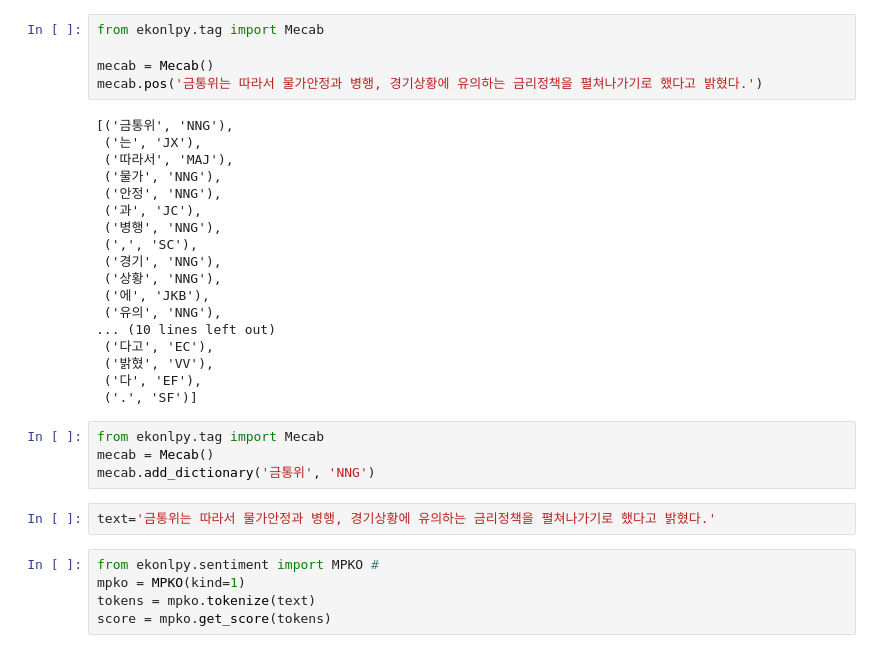
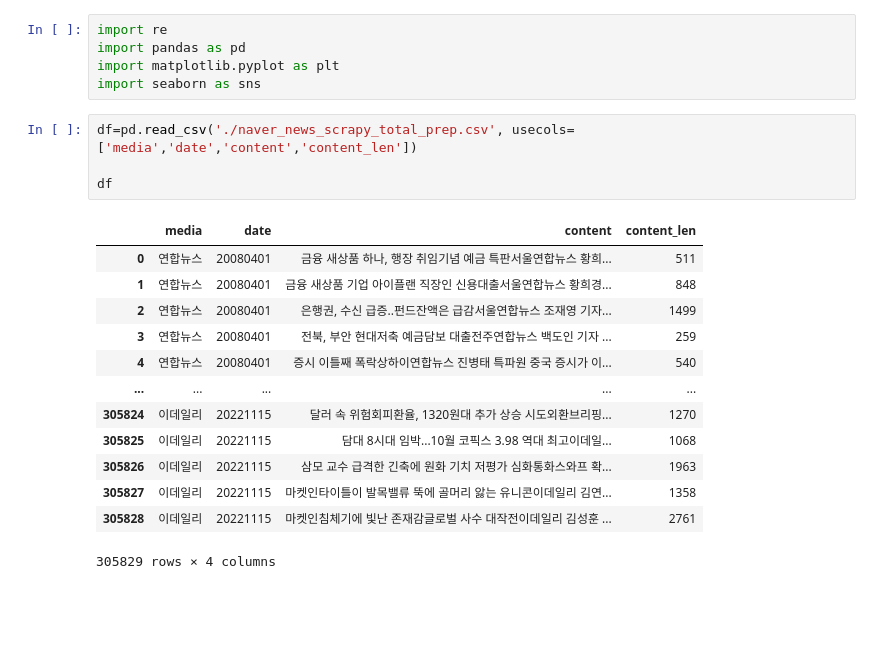
Before and after one commit to sesac-finance/BOK_TEAM_4, a Jupyter notebook: 02_Preprocessing/newsPreprocessing/news_preprocessing.ipynb, the cells around one changed output. Saved outputs shown, nothing was run; the diff lists cells and outputs as text; blank space fills up the shorter version.

```diff
--- a/02_Preprocessing/newsPreprocessing/news_preprocessing.ipynb
+++ b/02_Preprocessing/newsPreprocessing/news_preprocessing.ipynb
@@ -1,34 +1,23 @@
-# %%
-from ekonlpy.tag import Mecab
-
-mecab = Mecab()
-mecab.pos('금통위는 따라서 물가안정과 병행, 경기상황에 유의하는 금리정책을 펼쳐나가기로 했다고 밝혔다.')
-# %% [output]
-[('금통위', 'NNG'),
- ('는', 'JX'),
- ('따라서', 'MAJ'),
- ('물가', 'NNG'),
- ('안정', 'NNG'),
- ('과', 'JC'),
- ('병행', 'NNG'),
- (',', 'SC'),
- ('경기', 'NNG'),
- ('상황', 'NNG'),
- ('에', 'JKB'),
- ('유의', 'NNG'),
-... (10 lines left out)
- ('다고', 'EC'),
- ('밝혔', 'VV'),
- ('다', 'EF'),
- ('.', 'SF')]
-# %%
-from ekonlpy.tag import Mecab
-mecab = Mecab()
-mecab.add_dictionary('금통위', 'NNG')
-# %%
-text='금통위는 따라서 물가안정과 병행, 경기상황에 유의하는 금리정책을 펼쳐나가기로 했다고 밝혔다.'
-# %%
-from ekonlpy.sentiment import MPKO #
-mpko = MPKO(kind=1)
-tokens = mpko.tokenize(text)
-score = mpko.get_score(tokens)
+# %%
+import re
+import pandas as pd
+import matplotlib.pyplot as plt
+import seaborn as sns
+# %%
+df=pd.read_csv('./naver_news_scrapy_total_prep.csv', usecols=['media','date','content','content_len'])
+
+df
+# %% [output]
+|  | media | date | content | content_len |
+| 0 | 연합뉴스 | 20080401 | 금융 새상품 하나, 행장 취임기념 예금 특판서울연합뉴스 황희... | 511 |
+| 1 | 연합뉴스 | 20080401 | 금융 새상품 기업 아이플랜 직장인 신용대출서울연합뉴스 황희경... | 848 |
+| 2 | 연합뉴스 | 20080401 | 은행권, 수신 급증..펀드잔액은 급감서울연합뉴스 조재영 기자... | 1499 |
+| 3 | 연합뉴스 | 20080401 | 전북, 부안 현대저축 예금담보 대출전주연합뉴스 백도인 기자 ... | 259 |
+| 4 | 연합뉴스 | 20080401 | 증시 이틀째 폭락상하이연합뉴스 진병태 특파원 중국 증시가 이... | 540 |
+| ... | ... | ... | ... | ... |
+| 305824 | 이데일리 | 20221115 | 달러 속 위험회피환율, 1320원대 추가 상승 시도외환브리핑... | 1270 |
+| 305825 | 이데일리 | 20221115 | 담대 8시대 임박...10월 코픽스 3.98 역대 최고이데일... | 1068 |
+| 305826 | 이데일리 | 20221115 | 삼모 교수 급격한 긴축에 원화 기치 저평가 심화통화스와프 확... | 1963 |
+| 305827 | 이데일리 | 20221115 | 마켓인타이틀이 발목밸류 뚝에 골머리 앓는 유니콘이데일리 김연... | 1358 |
+| 305828 | 이데일리 | 20221115 | 마켓인침체기에 빛난 존재감글로벌 사수 대작전이데일리 김성훈 ... | 2761 |
+305829 rows × 4 columns
```
Also changed, not shown: parts of 20 cells of this notebook, 2 other files.
